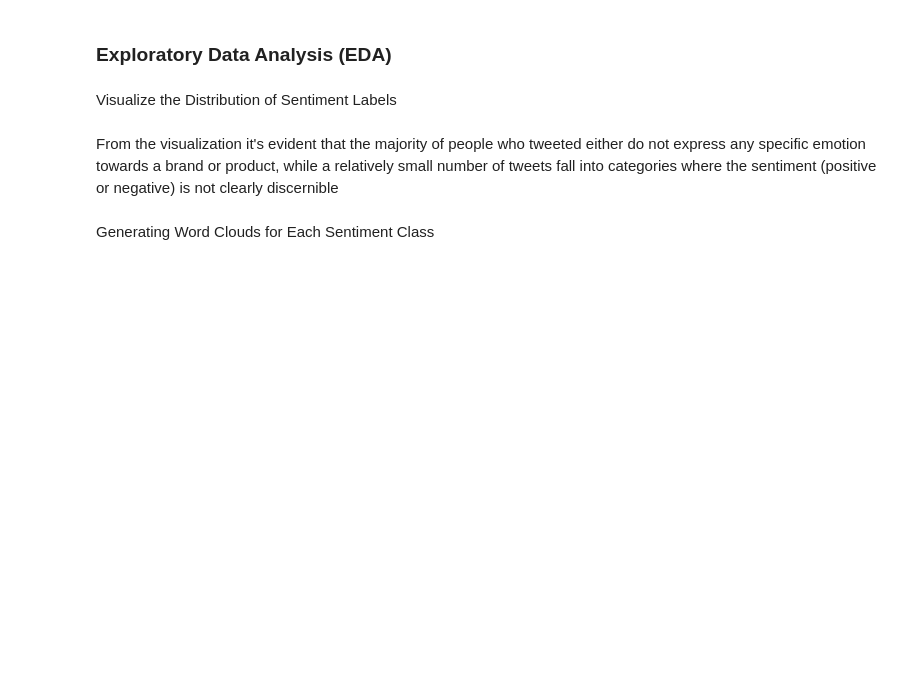
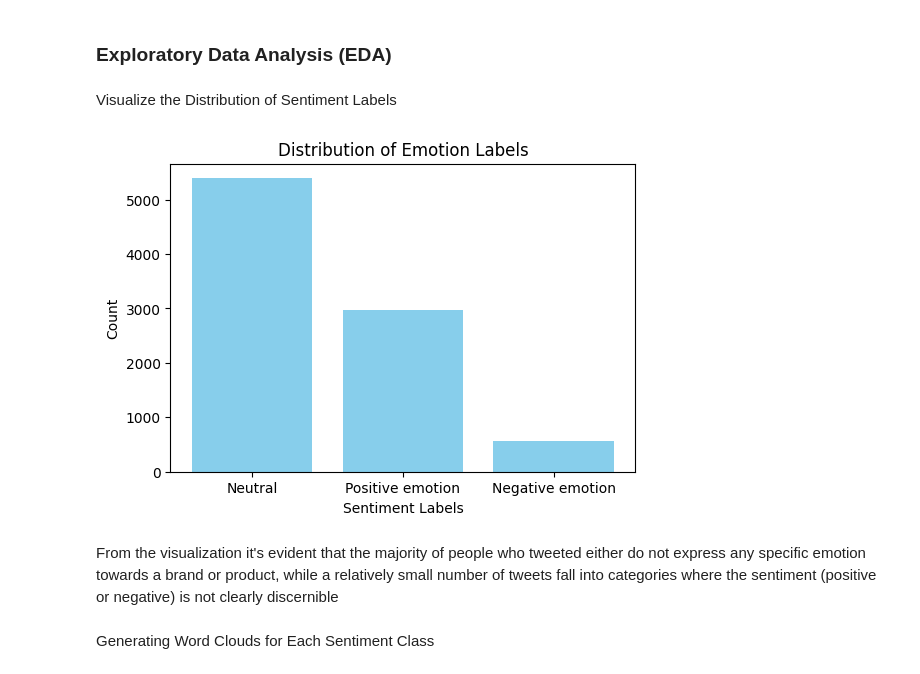
Before and after one commit to levine01/Twitter-Sentiment-Analysis-for-Apple-and-Google-Products, a Jupyter notebook: index.ipynb, the cells around one changed output. Cells and saved outputs as stored; diff of their text form; code cells hidden in the pictures; blank space fills up the shorter version.

Commit message:
made changes to index file

```diff
--- a/index.ipynb
+++ b/index.ipynb
@@ -210,15 +283,16 @@ Visualize the Distribution of Sentiment Labels
 # %%
 # Assuming you have a DataFrame 'data' with a 'sentiment' column
 sentiment_counts = data['emotion'].value_counts()
-print(sentiment_counts)
 
 # Create a bar chart to visualize sentiment distribution
-plt.figure(figsize=(8, 6))
-plt.bar(sentiment_counts.index, sentiment_counts.values, color=['green', 'red', 'blue'])
+plt.figure(figsize=(6, 4))
+plt.bar(sentiment_counts.index, sentiment_counts.values, color="skyblue")
 plt.xlabel('Sentiment Labels')
 plt.ylabel('Count')
 plt.title('Distribution of Emotion Labels')
 plt.show()
+# %% [output]
+[figure, added]
 # %% [markdown]
 From the visualization it's evident that the majority of people who tweeted either do not express any specific emotion towards a brand or product, while a relatively small number of tweets fall into categories where the sentiment (positive or negative) is not clearly discernible
 # %% [markdown]
```
Also changed, not shown: parts of 15 cells of this notebook.
